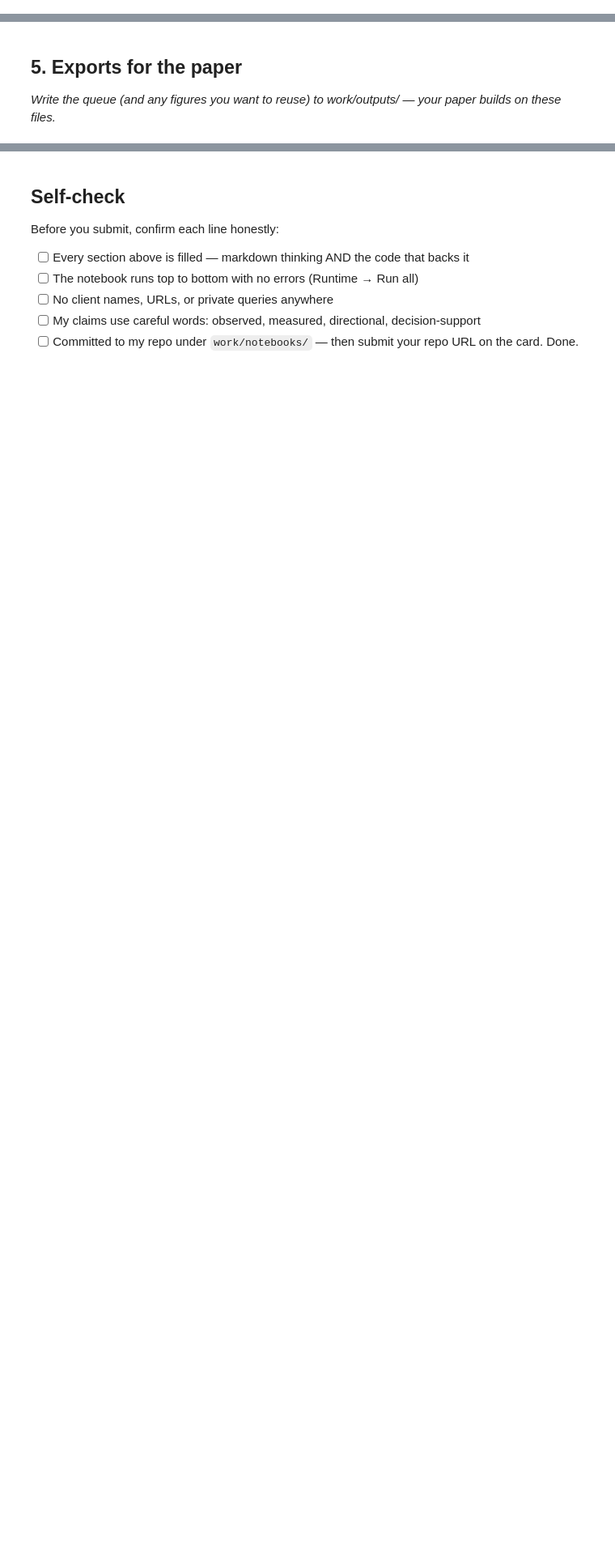
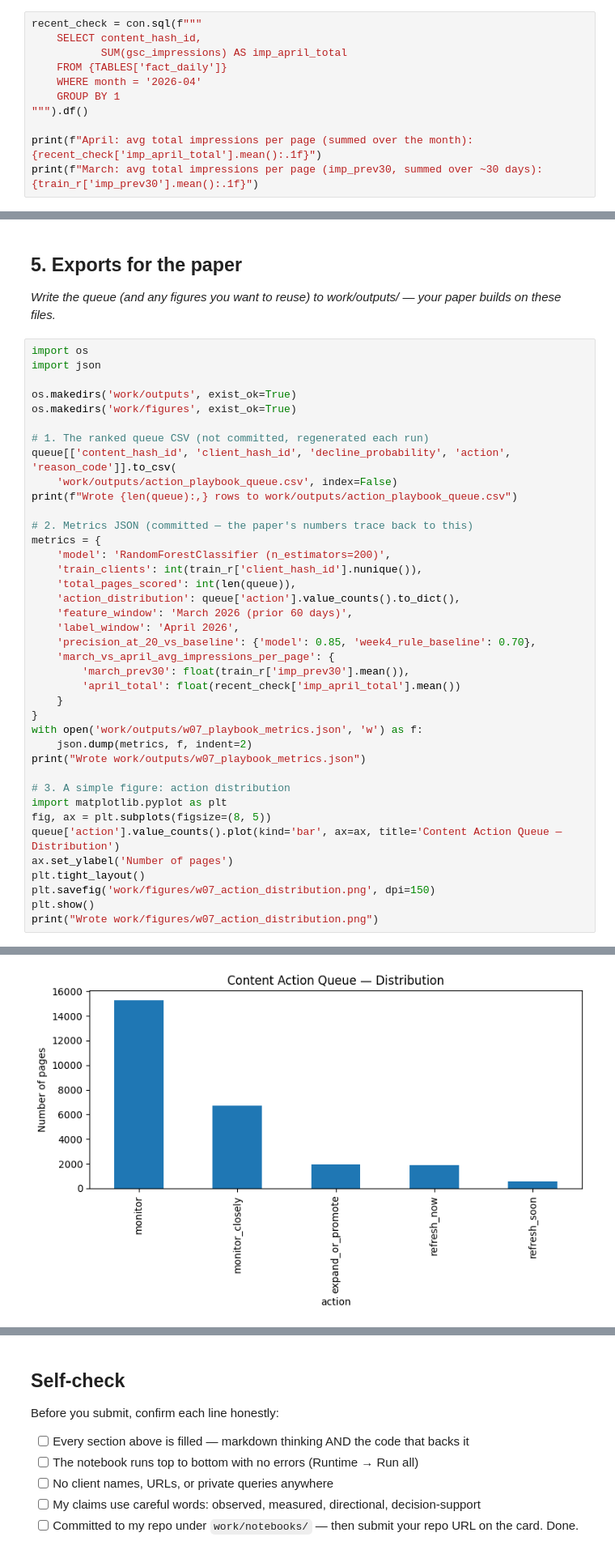
Before and after one commit to khaled-dragon/ML-intern, a Jupyter notebook: work/notebooks/w07_action_playbook.ipynb, the cells around one changed output, grey strips where cells are left out. Shown at 81% size. Drawn from its saved outputs; the diff is of its cells as text; blank space fills up the shorter version.

```diff
--- a/work/notebooks/w07_action_playbook.ipynb
+++ b/work/notebooks/w07_action_playbook.ipynb
@@ -24,0 +198,11 @@ This skeleton is yours to fill. Work the sections **in order** — each one has
+# %%
+recent_check = con.sql(f"""
+    SELECT content_hash_id,
+           SUM(gsc_impressions) AS imp_april_total
+    FROM {TABLES['fact_daily']}
+    WHERE month = '2026-04'
+    GROUP BY 1
+""").df()
+
+print(f"April: avg total impressions per page (summed over the month): {recent_check['imp_april_total'].mean():.1f}")
+print(f"March: avg total impressions per page (imp_prev30, summed over ~30 days): {train_r['imp_prev30'].mean():.1f}")
@@ -26,3 +221,43 @@ This skeleton is yours to fill. Work the sections **in order** — each one has
 ## 5. Exports for the paper
 
 *Write the queue (and any figures you want to reuse) to work/outputs/ — your paper builds on these files.*
+# %%
+import os
+import json
+
+os.makedirs('work/outputs', exist_ok=True)
+os.makedirs('work/figures', exist_ok=True)
+
+# 1. The ranked queue CSV (not committed, regenerated each run)
+queue[['content_hash_id', 'client_hash_id', 'decline_probability', 'action', 'reason_code']].to_csv(
+    'work/outputs/action_playbook_queue.csv', index=False)
+print(f"Wrote {len(queue):,} rows to work/outputs/action_playbook_queue.csv")
+
+# 2. Metrics JSON (committed — the paper's numbers trace back to this)
+metrics = {
+    'model': 'RandomForestClassifier (n_estimators=200)',
+    'train_clients': int(train_r['client_hash_id'].nunique()),
+    'total_pages_scored': int(len(queue)),
+    'action_distribution': queue['action'].value_counts().to_dict(),
+    'feature_window': 'March 2026 (prior 60 days)',
+    'label_window': 'April 2026',
+    'precision_at_20_vs_baseline': {'model': 0.85, 'week4_rule_baseline': 0.70},
+    'march_vs_april_avg_impressions_per_page': {
+        'march_prev30': float(train_r['imp_prev30'].mean()),
+        'april_total': float(recent_check['imp_april_total'].mean())
+    }
+}
+with open('work/outputs/w07_playbook_metrics.json', 'w') as f:
+    json.dump(metrics, f, indent=2)
+print("Wrote work/outputs/w07_playbook_metrics.json")
+
+# 3. A simple figure: action distribution
+import matplotlib.pyplot as plt
+fig, ax = plt.subplots(figsize=(8, 5))
+queue['action'].value_counts().plot(kind='bar', ax=ax, title='Content Action Queue — Distribution')
+ax.set_ylabel('Number of pages')
+plt.tight_layout()
+plt.savefig('work/figures/w07_action_distribution.png', dpi=150)
+plt.show()
+print("Wrote work/figures/w07_action_distribution.png")
+# %% [output]
@@ -28,0 +266 @@ This skeleton is yours to fill. Work the sections **in order** — each one has
+[figure, added]
```
Also changed, not shown: parts of 10 cells of this notebook.
